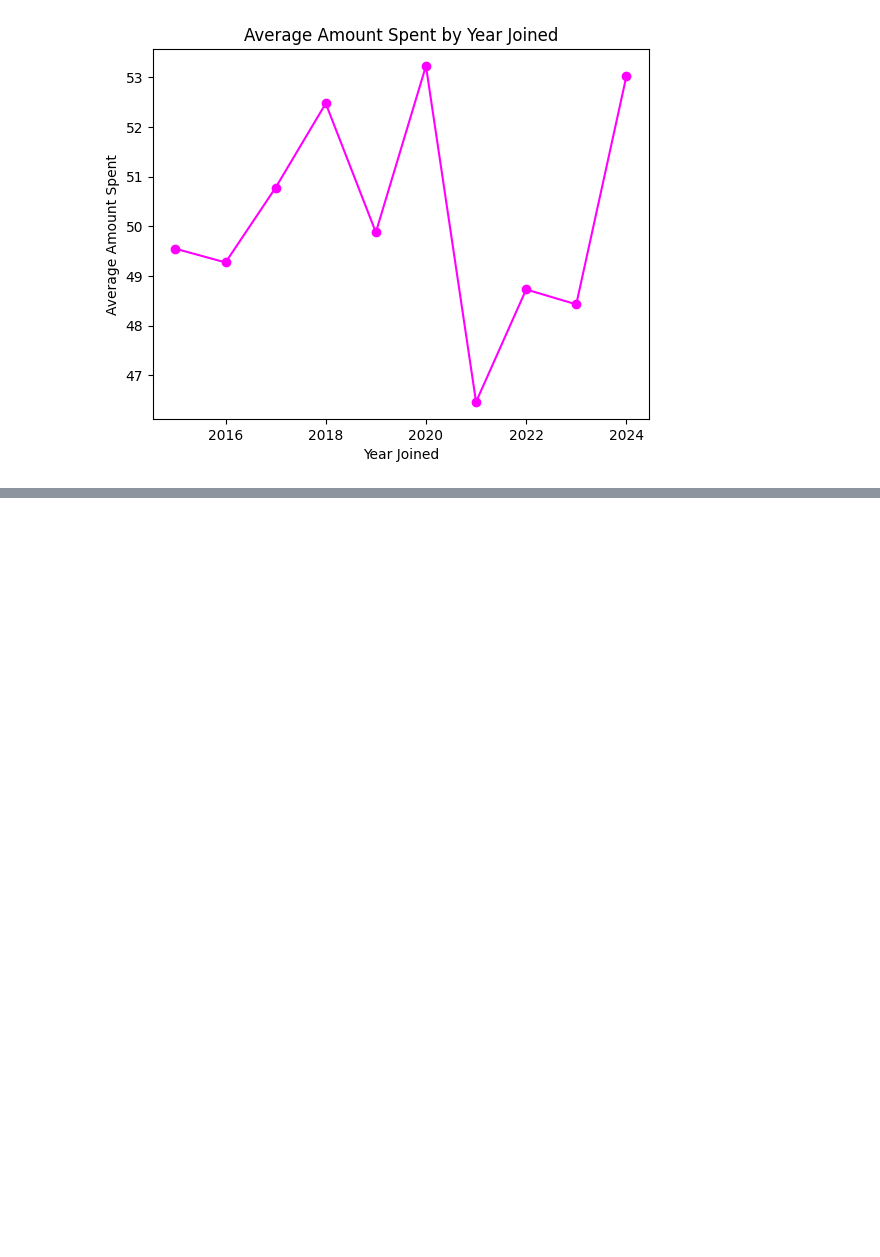
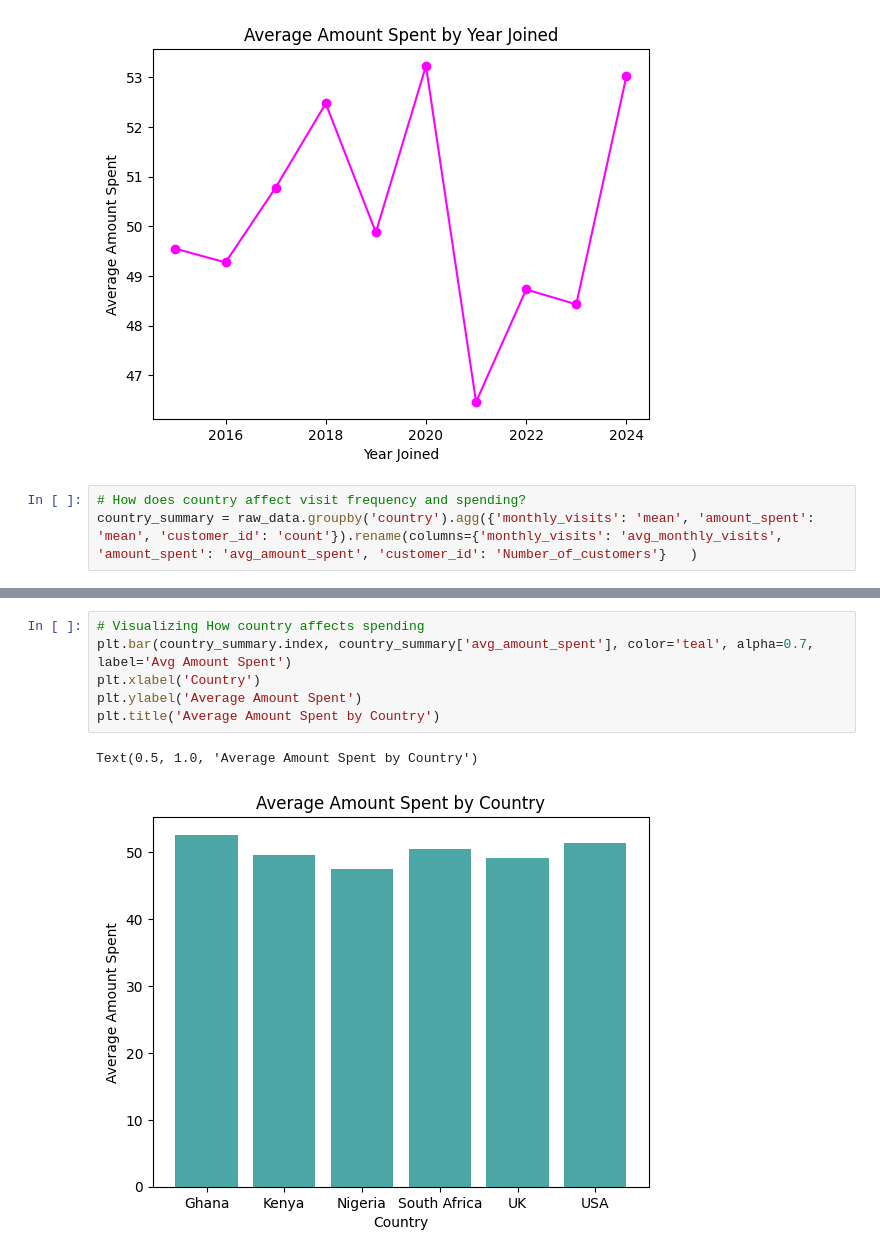
Before and after one commit to kwekudzata/Customer-Data, a Jupyter notebook: Customer_Data_cleaning.ipynb, the cells around one changed output, grey strips where cells are left out. Drawn from its saved outputs; the diff is of its cells as text; blank space fills up the shorter version.

Commit message:
Visualized All Questions

```diff
--- a/Customer_Data_cleaning.ipynb
+++ b/Customer_Data_cleaning.ipynb
@@ -188,3 +188,6 @@ plt.title('Average Amount Spent by Year Joined')
 # %% [output]
 Text(0.5, 1.0, 'Average Amount Spent by Year Joined')
 [figure]
+# %%
+# How does country affect visit frequency and spending?
+country_summary = raw_data.groupby('country').agg({'monthly_visits': 'mean', 'amount_spent': 'mean', 'customer_id': 'count'}).rename(columns={'monthly_visits': 'avg_monthly_visits', 'amount_spent': 'avg_amount_spent', 'customer_id': 'Number_of_customers'}   )
@@ -190,0 +205,9 @@ Text(0.5, 1.0, 'Average Amount Spent by Year Joined')
+# %%
+# Visualizing How country affects spending
+plt.bar(country_summary.index, country_summary['avg_amount_spent'], color='teal', alpha=0.7, label='Avg Amount Spent')
+plt.xlabel('Country')
+plt.ylabel('Average Amount Spent')
+plt.title('Average Amount Spent by Country')
+# %% [output]
+Text(0.5, 1.0, 'Average Amount Spent by Country')
+[figure, added]
```
Also changed, not shown: parts of 5 cells of this notebook.
